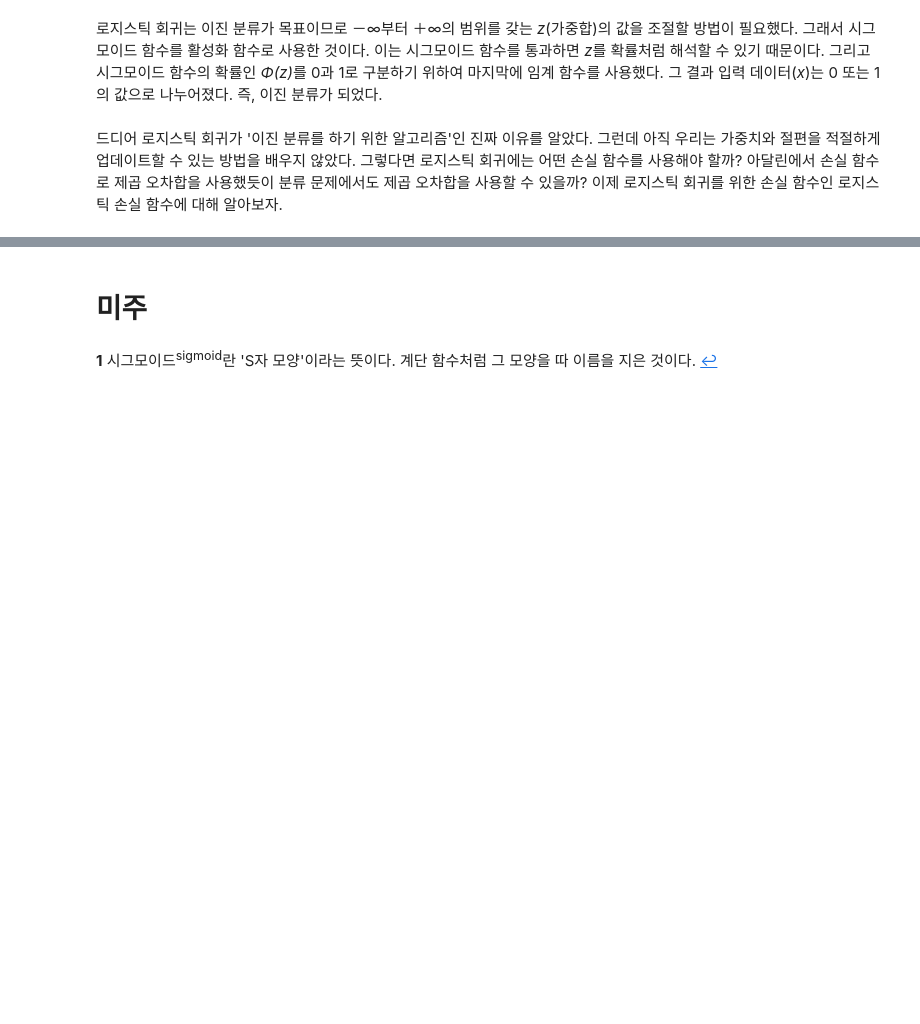
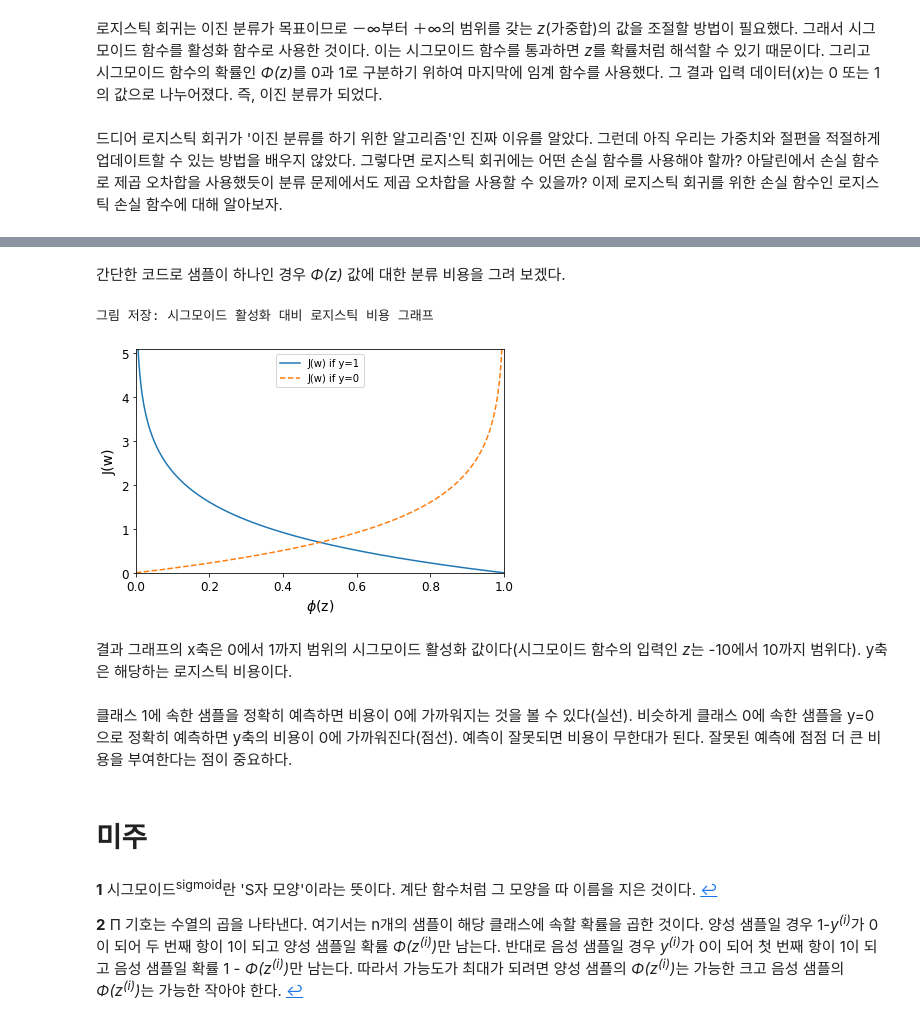
Before and after one commit to Sameta-cani/jwork, a Jupyter notebook: Logistic Regression.ipynb, the cells around one changed output, grey strips where cells are left out. Saved outputs shown, nothing was run; the diff lists cells and outputs as text; code cells hidden in the pictures; blank space fills up the shorter version.

```diff
--- a/Logistic Regression.ipynb
+++ b/Logistic Regression.ipynb
@@ -203,4 +243,34 @@ z가 무한대로 가면(z→∞) <i>e<sup>-z</sup></i>가 매우 작아지기
+# %% [markdown]
+간단한 코드로 샘플이 하나인 경우 <i>Φ(z)</i> 값에 대한 분류 비용을 그려 보겠다.
+# %%
+def cost_1(z):
+    return -np.log(sigmoid(z))
+def cost_0(z):
+    return -np.log(1 - sigmoid(z))
+z = np.arange(-10, 10, 0.1)
+phi_z = sigmoid(z)
+c1 = [cost_1(x) for x in z]
+plt.plot(phi_z, c1, label='J(w) if y=1')
+c0 = [cost_0(x) for x in z]
+plt.plot(phi_z, c0, linestyle='--', label='J(w) if y=0')
+plt.ylim(0.0, 5.1)
+plt.xlim([0, 1])
+plt.xlabel('$\phi$(z)')
+plt.ylabel('J(w)')
+plt.legend(loc='best')
+plt.tight_layout()
+save_fig('시그모이드 활성화 대비 로지스틱 비용 그래프')
+plt.show()
+# %% [output]
+그림 저장: 시그모이드 활성화 대비 로지스틱 비용 그래프
+[figure, added]
+# %% [markdown]
+결과 그래프의 x축은 0에서 1까지 범위의 시그모이드 활성화 값이다(시그모이드 함수의 입력인 <i>z</i>는 -10에서 10까지 범위다). y축은 해당하는 로지스틱 비용이다.
+# %% [markdown]
+클래스 1에 속한 샘플을 정확히 예측하면 비용이 0에 가까워지는 것을 볼 수 있다(실선). 비슷하게 클래스 0에 속한 샘플을 y=0으로 정확히 예측하면 y축의 비용이 0에 가까워진다(점선). 예측이 잘못되면 비용이 무한대가 된다. 잘못된 예측에 점점 더 큰 비용을 부여한다는 점이 중요하다.
 # %% [markdown]
 # 미주
 # %% [markdown]
 <b id="p01">1</b> 시그모이드<sup>sigmoid</sup>란 'S자 모양'이라는 뜻이다. 계단 함수처럼 그 모양을 따 이름을 지은 것이다. [↩](#a01)
+
+<b id="p02">2</b> Π 기호는 수열의 곱을 나타낸다. 여기서는 n개의 샘플이 해당 클래스에 속할 확률을 곱한 것이다. 양성 샘플일 경우 1-<i>y<sup>(i)</sup></i>가 0이 되어 두 번째 항이 1이 되고 양성 샘플일 확률 <i>Φ(z<sup>(i)</sup>)</i>만 남는다. 반대로 음성 샘플일 경우 <i>y<sup>(i)</sup></i>가 0이 되어 첫 번째 항이 1이 되고 음성 샘플일 확률 1 - <i>Φ(z<sup>(i)</sup>)</i>만 남는다. 따라서 가능도가 최대가 되려면 양성 샘플의 <i>Φ(z<sup>(i)</sup>)</i>는 가능한 크고 음성 샘플의 <i>Φ(z<sup>(i)</sup>)</i>는 가능한 작아야 한다. [↩](#a02)
```
Also changed, not shown: parts of 15 cells of this notebook, 7 other files.
